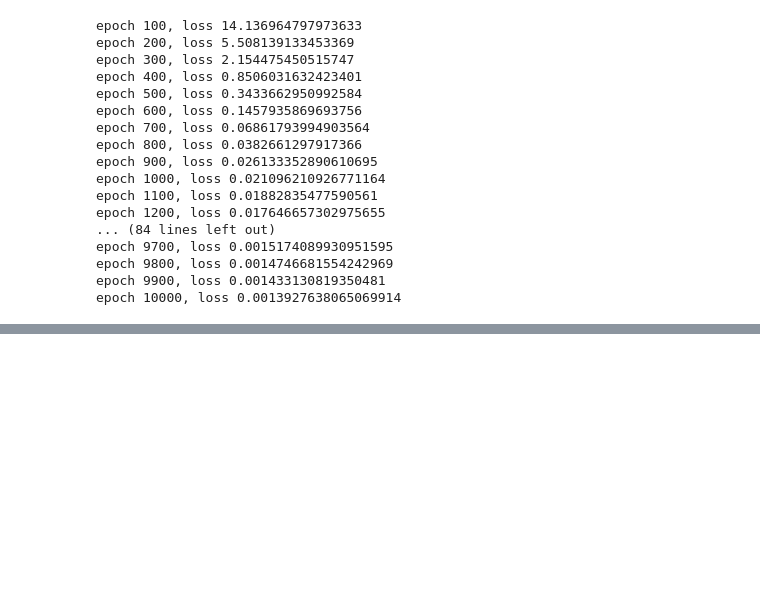
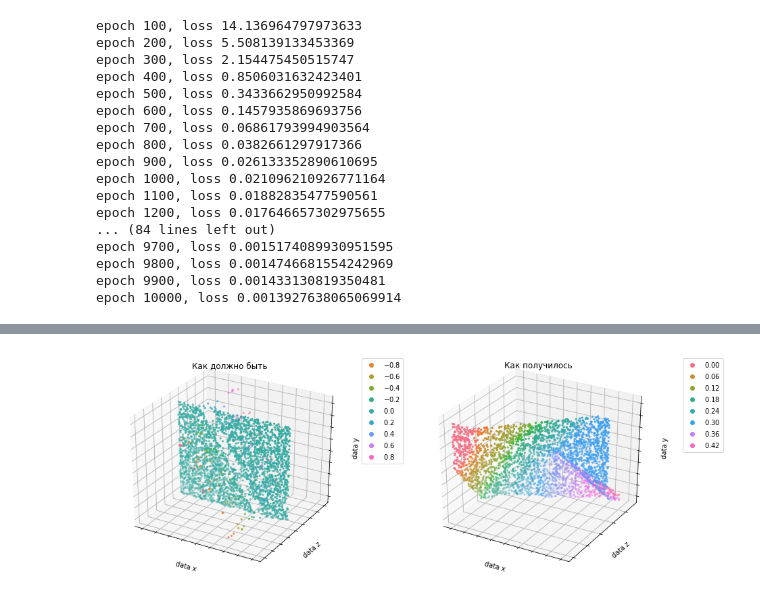
Before and after one commit to vokashlob/OTUS, a Jupyter notebook: OTUS_torch_practice_homework.ipynb, the cells around one changed output, grey strips where cells are left out. Cells and saved outputs as stored; diff of their text form; code cells hidden in the pictures; blank space fills up the shorter version.

```diff
--- a/OTUS_torch_practice_homework.ipynb
+++ b/OTUS_torch_practice_homework.ipynb
@@ -129,0 +280,26 @@ epoch 10000, loss 0.0013927638065069914
+# %%
+cmap = ListedColormap(sns.color_palette("husl", 256).as_hex())
+fig = plt.figure(figsize=(15,6))
+ax = fig.add_subplot(121, projection='3d')
+sc = ax.scatter(test_features_x1, test_labels, test_features_x2, s=5, c=test_labels, cmap=cmap)
+ax.set_xlabel('data x')
+ax.set_ylabel('data z')
+ax.set_zlabel('data y')
+ax.set_xticklabels([])
+ax.set_yticklabels([])
+ax.set_zticklabels([])
+plt.legend(*sc.legend_elements(), bbox_to_anchor=(1, 1), loc=2)
+plt.title('Как должно быть')
+ax = fig.add_subplot(122, projection='3d')
+sc = ax.scatter(test_features_x1, test_preds, test_features_x2, s=5, c=test_preds, cmap=cmap)
+ax.set_xlabel('data x')
+ax.set_ylabel('data z')
+ax.set_zlabel('data y')
+ax.set_xticklabels([])
+ax.set_yticklabels([])
+ax.set_zticklabels([])
+plt.legend(*sc.legend_elements(), bbox_to_anchor=(1.05, 1), loc=2)
+plt.title('Как получилось')
+plt.show();
+# %% [output]
+[figure, added]
```
Also changed, not shown: parts of 29 cells of this notebook.
